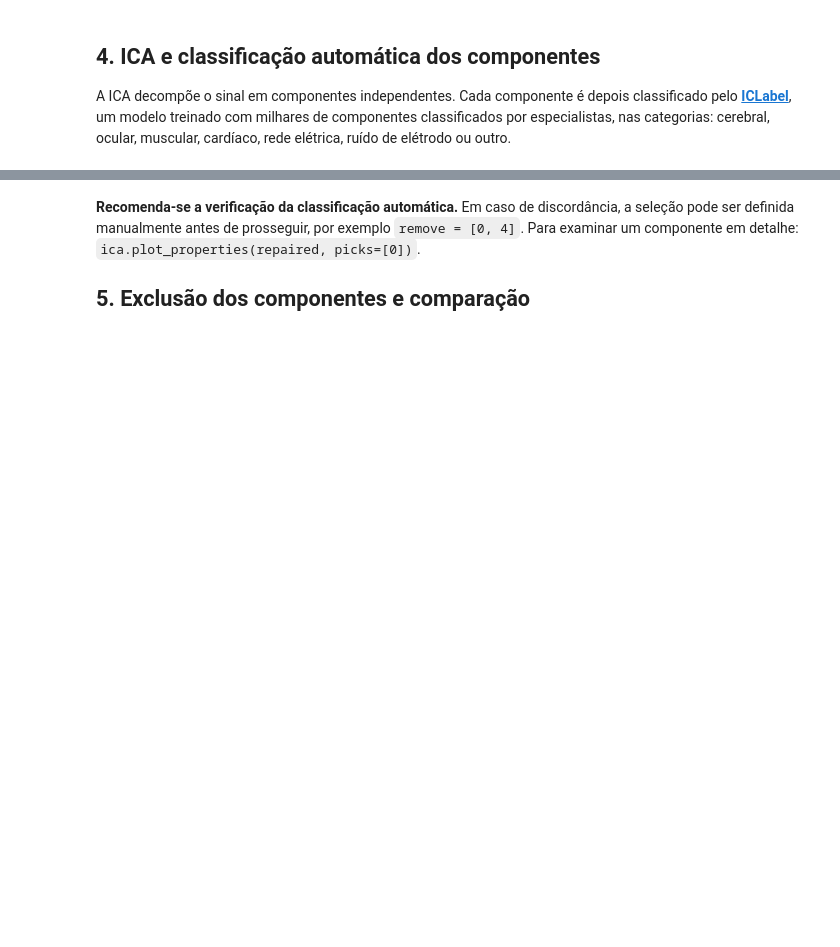
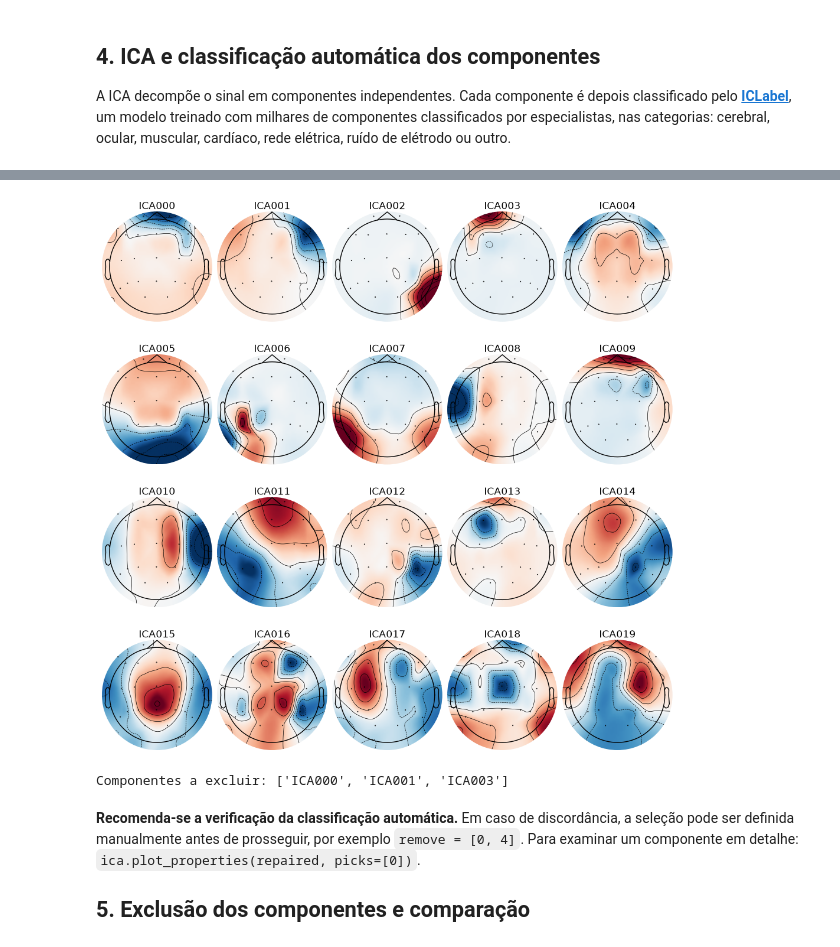
Before and after one commit to AnaLuciaRocha/eeg_course, a Jupyter notebook: notebooks/02_pipeline_completo.ipynb, the cells around one changed output, grey strips where cells are left out. Saved outputs shown, nothing was run; the diff lists cells and outputs as text; code cells hidden in the pictures; blank space fills up the shorter version.

```diff
--- a/notebooks/02_pipeline_completo.ipynb
+++ b/notebooks/02_pipeline_completo.ipynb
@@ -345,7 +467,9 @@ table
 # %%
-# Distribuição topográfica de cada componente
-ica.plot_components(sphere="eeglab");
+ica.plot_components();
 print("Componentes a excluir:", [f"ICA{i:03d}" for i in remove] or "nenhum")
+# %% [output]
+[figure, added]
+Componentes a excluir: ['ICA000', 'ICA001', 'ICA003']
 # %% [markdown]
 **Recomenda-se a verificação da classificação automática.** Em caso de discordância, a seleção pode ser definida manualmente antes de prosseguir, por exemplo `remove = [0, 4]`. Para examinar um componente em detalhe: `ica.plot_properties(repaired, picks=[0])`.
 
```
Also changed, not shown: parts of 29 cells of this notebook, 4 other files.
